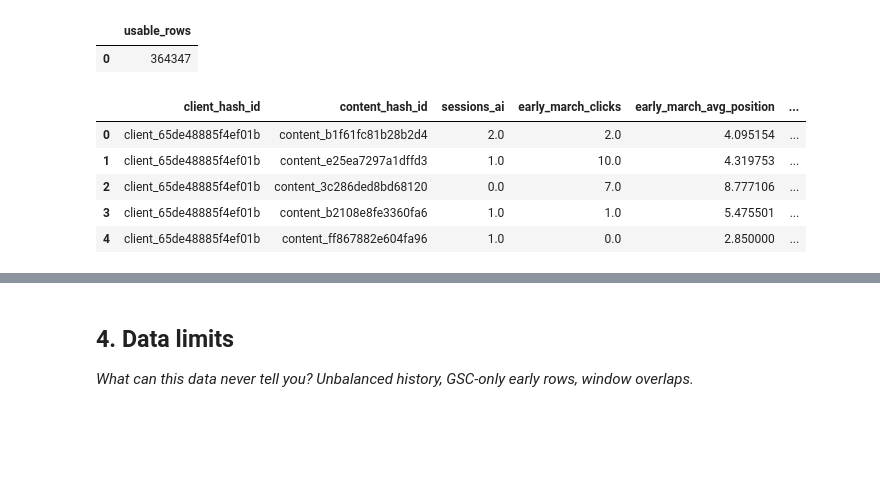
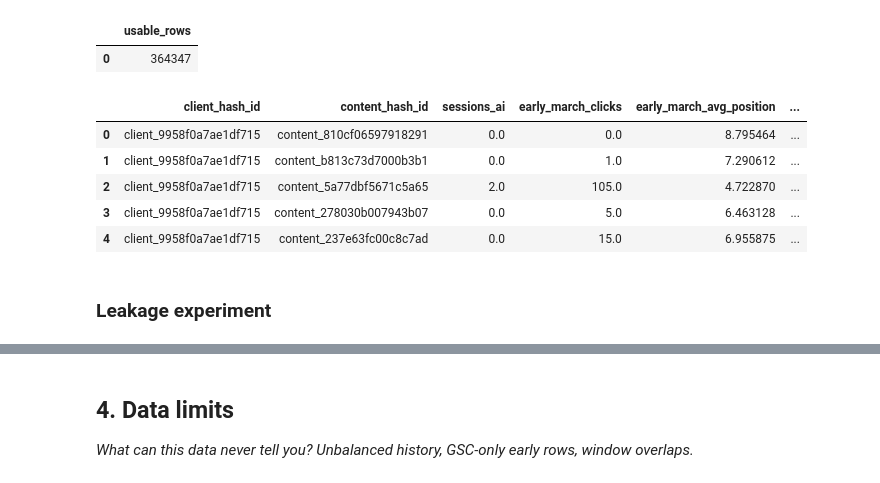
Before and after one commit to JasperOwen/flyrank-ml-internship, a Jupyter notebook: work/notebooks/w03_data_contract.ipynb, the cells around one changed output, grey strips where cells are left out. Cells and saved outputs as stored; diff of their text form; code cells hidden in the pictures; blank space fills up the shorter version.

```diff
--- a/work/notebooks/w03_data_contract.ipynb
+++ b/work/notebooks/w03_data_contract.ipynb
@@ -177,36 +156,39 @@ WHERE
 # %% [output]
 |  | usable_rows |
 | 0 | 364347 |
-# %%
-feature_frame = con.sql(f"""
-SELECT
-    client_hash_id,
-    content_hash_id,
-
-    SUM(CASE WHEN report_date <= '2026-03-15' THEN sessions_ai ELSE 0 END) AS sessions_ai,
-
-    SUM(CASE WHEN report_date <= '2026-03-15' THEN gsc_clicks ELSE 0 END) AS early_march_clicks,
-
-    AVG(CASE WHEN report_date <= '2026-03-15' THEN gsc_avg_position ELSE NULL END) AS early_march_avg_position,
-
-    SUM(CASE WHEN report_date <= '2026-03-15' THEN ga4_engaged_sessions ELSE 0 END) AS ga4_engaged_sessions,
-
-    AVG(CASE WHEN report_date <= '2026-03-15' THEN ga4_total_engagement_sec ELSE 0 END) AS early_march_engagement_sec,
-
-FROM read_parquet('{file_path}')
-WHERE gsc_data_available IS TRUE
-  AND ga4_data_available IS TRUE
-GROUP BY
-    client_hash_id,
-    content_hash_id
-LIMIT 5
-""").df()
-
-feature_frame
-# %% [output]
-|  | client_hash_id | content_hash_id | sessions_ai | early_march_clicks | early_march_avg_position | ... |
-| 0 | client_65de48885f4ef01b | content_b1f61fc81b28b2d4 | 2.0 | 2.0 | 4.095154 | ... |
-| 1 | client_65de48885f4ef01b | content_e25ea7297a1dffd3 | 1.0 | 10.0 | 4.319753 | ... |
-| 2 | client_65de48885f4ef01b | content_3c286ded8bd68120 | 0.0 | 7.0 | 8.777106 | ... |
-| 3 | client_65de48885f4ef01b | content_b2108e8fe3360fa6 | 1.0 | 1.0 | 5.475501 | ... |
-| 4 | client_65de48885f4ef01b | content_ff867882e604fa96 | 1.0 | 0.0 | 2.850000 | ... |
+# %%
+feature_frame = con.sql(f"""
+SELECT
+    client_hash_id,
+    content_hash_id,
+
+    SUM(CASE WHEN report_date <= '2026-03-15' THEN sessions_ai ELSE 0 END) AS sessions_ai,
+
+    SUM(CASE WHEN report_date <= '2026-03-15' THEN gsc_clicks ELSE 0 END) AS early_march_clicks,
+
+    AVG(CASE WHEN report_date <= '2026-03-15' THEN gsc_avg_position ELSE NULL END) AS early_march_avg_position,
+
+    SUM(CASE WHEN report_date <= '2026-03-15' THEN ga4_engaged_sessions ELSE 0 END) AS ga4_engaged_sessions,
+
+    AVG(CASE WHEN report_date <= '2026-03-15' THEN ga4_total_engagement_sec ELSE 0 END) AS early_march_engagement_sec,
+
+FROM read_parquet('{file_path}')
+WHERE gsc_data_available IS TRUE
+  AND ga4_data_available IS TRUE
+GROUP BY
+    client_hash_id,
+    content_hash_id
+""").df()
+
+feature_frame["early_march_avg_position"] = feature_frame["early_march_avg_position"].fillna(999)
+
+feature_frame.head()
+# %% [output]
+|  | client_hash_id | content_hash_id | sessions_ai | early_march_clicks | early_march_avg_position | ... |
+| 0 | client_9958f0a7ae1df715 | content_810cf06597918291 | 0.0 | 0.0 | 8.795464 | ... |
+| 1 | client_9958f0a7ae1df715 | content_b813c73d7000b3b1 | 0.0 | 1.0 | 7.290612 | ... |
+| 2 | client_9958f0a7ae1df715 | content_5a77dbf5671c5a65 | 2.0 | 105.0 | 4.722870 | ... |
+| 3 | client_9958f0a7ae1df715 | content_278030b007943b07 | 0.0 | 5.0 | 6.463128 | ... |
+| 4 | client_9958f0a7ae1df715 | content_237e63fc00c8c7ad | 0.0 | 15.0 | 6.955875 | ... |
+# %% [markdown]
+### Leakage experiment
```
Also changed, not shown: parts of 11 cells of this notebook.
